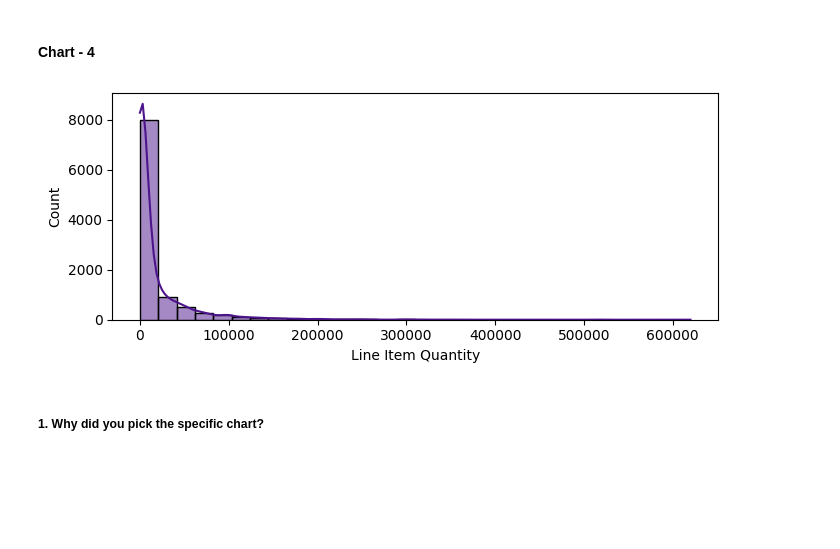
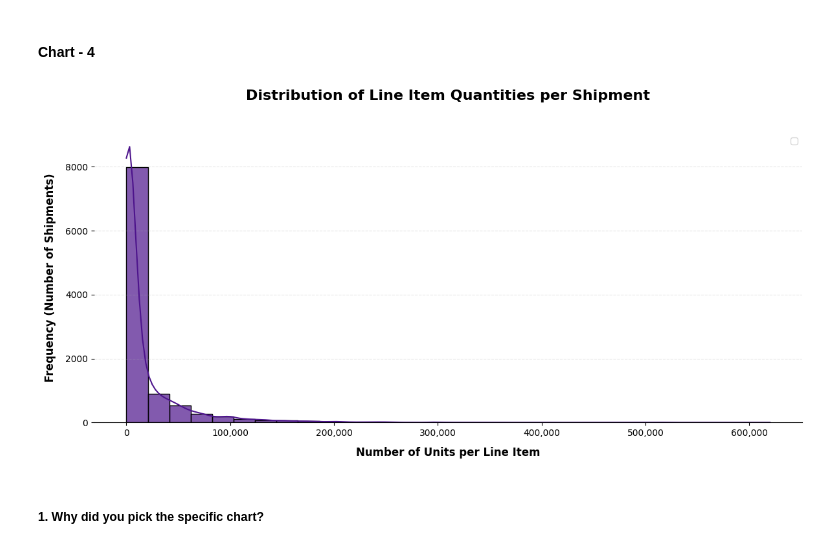
Before and after one commit to S-Narasimman/FedEx-Logistics-Performance-Analysis, a Jupyter notebook: FedEx_Logistics_Performance_Analysis.ipynb, the cells around one changed output. Saved outputs shown, nothing was run; the diff lists cells and outputs as text; code cells hidden in the pictures; blank space fills up the shorter version.

```diff
--- a/FedEx_Logistics_Performance_Analysis.ipynb
+++ b/FedEx_Logistics_Performance_Analysis.ipynb
@@ -470,22 +565,38 @@ Are there any insights that lead to negative growth? Justify with specific reaso
 **Negative Growth:** Relying on a few high-value shipments could be risky, and many low-cost shipments might not be profitable enough.
 # %% [markdown]
 #### Chart - 4
-# %%
-# Chart - 4 visualization code
-# Counting the frequency of each Line Item Quantity value
-count_line_quantity = fed_ex['Line Item Quantity'].value_counts()
-
-# Creating the figure and axis
-fig, ax = plt.subplots(1, 1, figsize=(7, 3))
-
-# Plotting the histogram of the Line Item Quantity
-sns.histplot(x='Line Item Quantity', data=fed_ex,kde=True, bins=30, color='#4d148c')
-
-# Adjusting layout
-plt.tight_layout()
-plt.show()
-# %% [output]
-[figure, removed]
+# %%
+# Chart - 4: Distribution of Line Item Quantities
+fig, ax = plt.subplots(1, 1, figsize=(12, 6))
+
+# Plotting the histogram of the Line Item Quantity
+sns.histplot(x='Line Item Quantity', data=fed_ex_curated, kde=True, bins=30, color='#4d148c', alpha=0.7)
+
+# Identify the most common quantity range
+mode_quantity = fed_ex_curated['Line Item Quantity'].mode()[0]
+
+# Customize titles and labels for better understanding
+plt.title('Distribution of Line Item Quantities per Shipment\n', fontsize=16, fontweight='bold', pad=20)
+plt.xlabel('Number of Units per Line Item', fontsize=12, fontweight='bold', labelpad=10)
+plt.ylabel('Frequency (Number of Shipments)', fontsize=12, fontweight='bold', labelpad=10)
+
+# Format x-axis for better readability
+ax.xaxis.set_major_formatter(plt.FuncFormatter(lambda x, p: f'{x:,.0f}'))
+
+# Add grid for easier value reading
+plt.grid(axis='y', alpha=0.3, linestyle='--')
+
+# Add legend
+plt.legend(loc='upper right', fontsize=10)
+
+# Remove spines for cleaner look
+sns.despine(left=True)
+
+# Adjust layout
+plt.tight_layout()
+plt.show()
+# %% [output]
+[figure, added]
 # %% [markdown]
 ##### 1. Why did you pick the specific chart?
 # %% [markdown]
```
Also changed, not shown: parts of 48 cells of this notebook.
